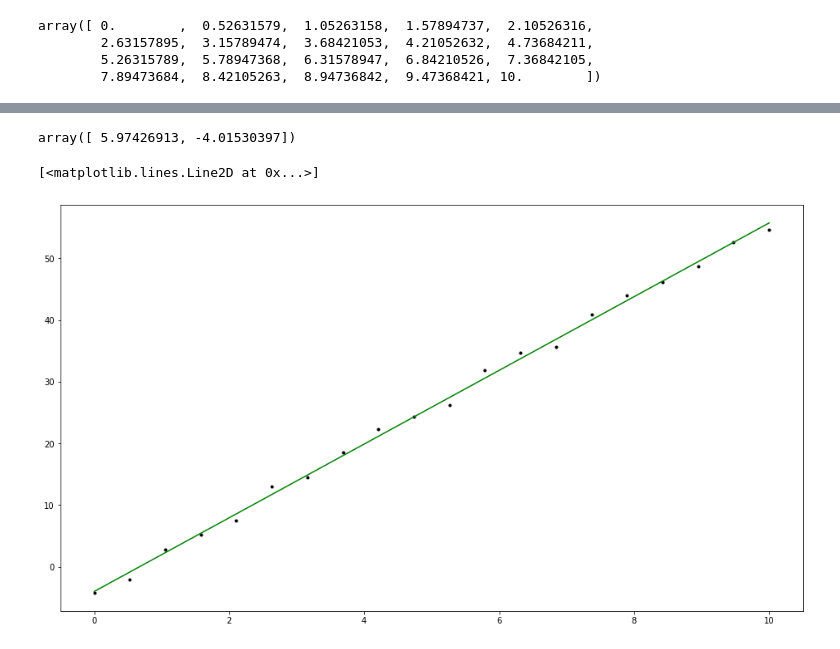
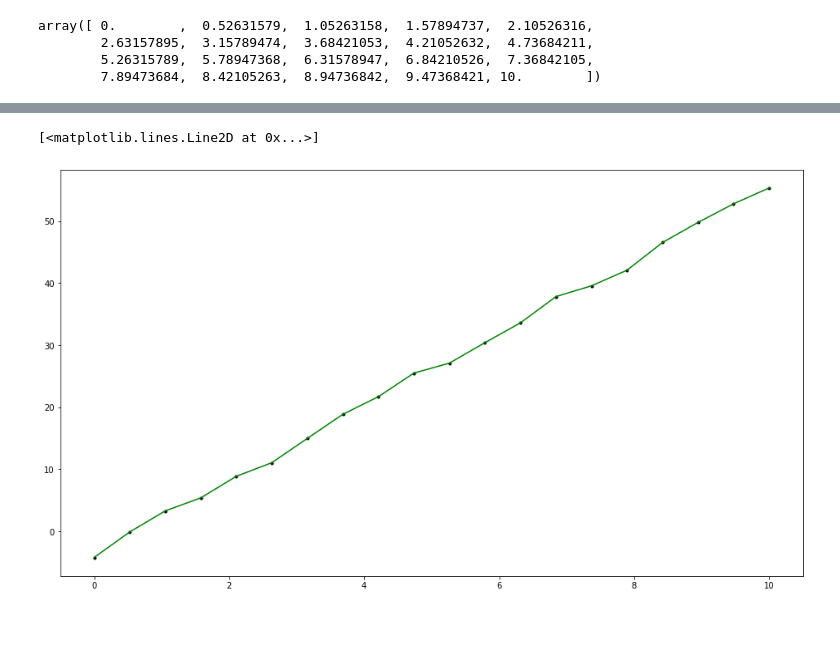
Before and after one commit to donneger/machinelearning_statistics, a Jupyter notebook: ml_practicals/ml_stats_practicals_parameters.ipynb, the cells around one changed output, grey strips where cells are left out. Saved outputs shown, nothing was run; the diff lists cells and outputs as text; code cells hidden in the pictures.

```diff
--- a/ml_practicals/ml_stats_practicals_parameters.ipynb
+++ b/ml_practicals/ml_stats_practicals_parameters.ipynb
@@ -44,14 +44,11 @@ ax.plot(x,y,'k.')
 # %%
-params = np.polyfit(x,y,1)
-params
+params = np.polyfit(x,y,50)
-# %% [output]
-array([ 5.97426913, -4.01530397])
 # %%
 fig,ax = plt.subplots(figsize=(16,9))
 
 ax.plot(x,y,'k.')
 
-ax.plot(x , params[0]*x + params[1], 'g-')
+ax.plot(x,np.polyval(params,x) ,'g-')
 # %% [output]
 [<matplotlib.lines.Line2D at 0x...>]
-[figure, old version]
+[figure, new version]
```
Also changed, not shown: parts of 7 cells of this notebook.
